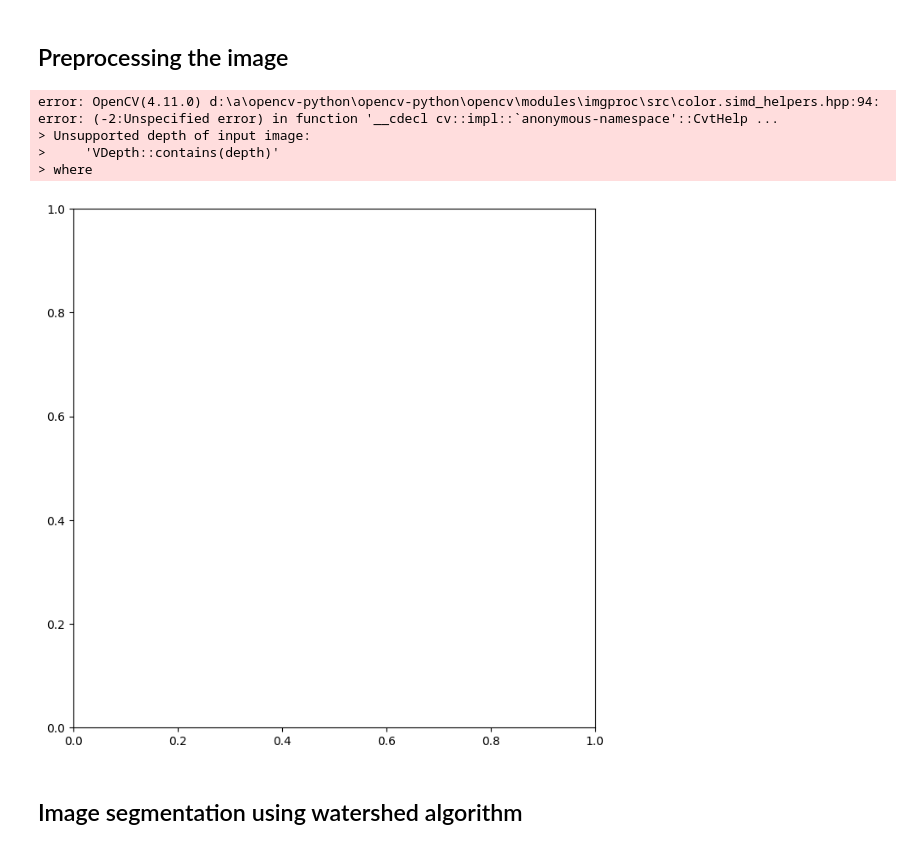
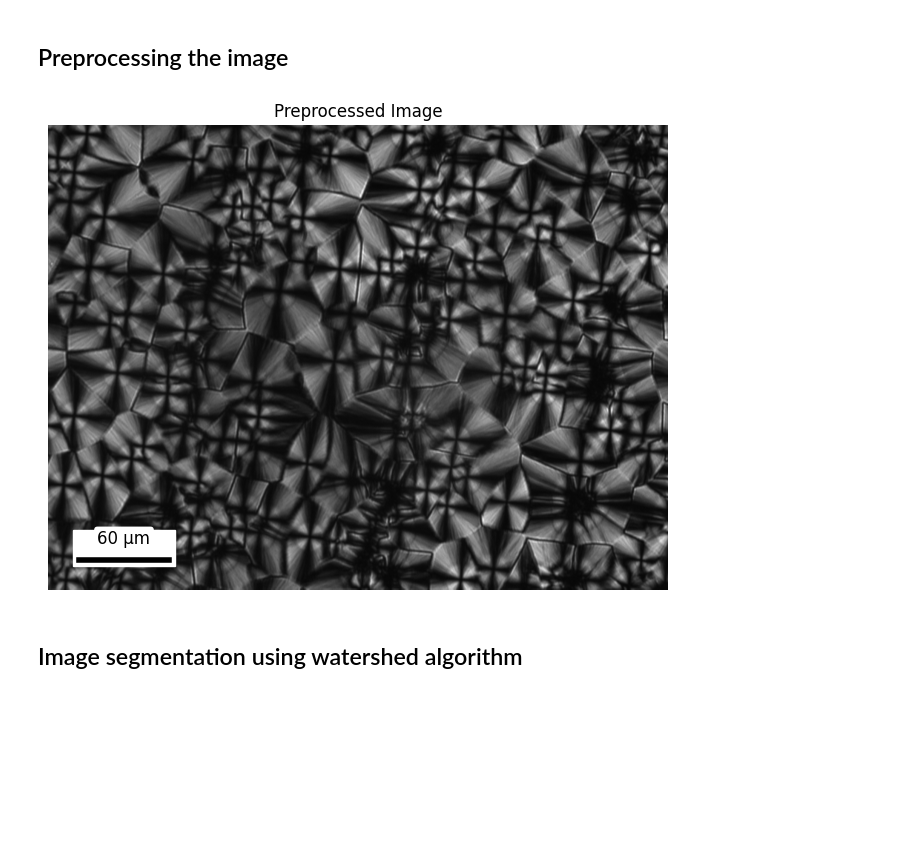
Before and after one commit to PriyaPitawala/cmse802_project, a Jupyter notebook: notebooks/exploratory/main.ipynb, the cells around one changed output. Saved outputs shown, nothing was run; the diff lists cells and outputs as text; code cells hidden in the pictures; blank space fills up the shorter version.

Commit message:
Updated main and image_with_scale_bar to show the correct scale bar, updated preprocessing

```diff
--- a/notebooks/exploratory/main.ipynb
+++ b/notebooks/exploratory/main.ipynb
@@ -24,38 +24,34 @@ image_with_scale_bar.display_image(raw_image, title = "Raw POM Image")
 # %%
 sys.path.append("../../src/preprocessing")  # Ensure Python finds the module
 
 import preprocessing
 
 # Converting the image to grayscale
 preprocessed = preprocessing.GrayConverter.convert_to_gray(raw_image)
 
 # Applying histogram equalization (optional if contrast is low and Otsu's thresholding performance must be improved)
 # preprocessed = preprocessing.GrayConverter.equalize_histogram(preprocessed)
 
-# Reducing noise with a Gaussian blur (optional if fine details are considered as noise)
-preprocessed = preprocessing.apply_gaussian_blur(preprocessed)
+# # Reducing noise with a Gaussian blur (optional if fine details are considered as noise)
+# preprocessed = preprocessing.apply_gaussian_blur(preprocessed)
 
-# Compute gradient magnitude to highlight edges in the preprocessed image
-preprocessed = preprocessing.compute_gradient_magnitude(preprocessed)
+# # Compute gradient magnitude to highlight edges in the preprocessed image
+# preprocessed = preprocessing.compute_gradient_magnitude(preprocessed)
 
-# # Apply automatic thresholding using Otsu's thresholding
-# preprocessed = preprocessing.apply_otsu_thresholding(preprocessed)
+# # # Apply automatic thresholding using Otsu's thresholding
+# # preprocessed = preprocessing.apply_otsu_thresholding(preprocessed)
 
-# # Applying morphological opening to refine the segmentation regions (optional if small background noise needs to be removed)
-# # Default kernel size is 3x3, default number of iterations is 2.
-# preprocessed = preprocessing.apply_morphological_opening(preprocessed, kernel_size=3)
+# # # Applying morphological opening to refine the segmentation regions (optional if small background noise needs to be removed)
+# # # Default kernel size is 3x3, default number of iterations is 2.
+# # preprocessed = preprocessing.apply_morphological_opening(preprocessed, kernel_size=3)
 
-# Adding markers to identify each region during the watershed algorithm
-preprocessed = preprocessing.compute_markers(preprocessed)
+# # Adding markers to identify each region during the watershed algorithm
+# preprocessed = preprocessing.compute_markers(preprocessed)
 
 # Display with preprocessed image
 image_with_scale_bar.display_image(preprocessed, title="Preprocessed Image")
 # %% [output]
-error: OpenCV(4.11.0) d:\a\opencv-python\opencv-python\opencv\modules\imgproc\src\color.simd_helpers.hpp:94: error: (-2:Unspecified error) in function '__cdecl cv::impl::`anonymous-namespace'::CvtHelp ...
-> Unsupported depth of input image:
->     'VDepth::contains(depth)'
-> where
-[figure, old version]
+[figure, new version]
 # %% [markdown]
 ## Image segmentation using watershed algorithm
 # %%
```
Also changed, not shown: parts of 1 cell of this notebook, 2 other files.
